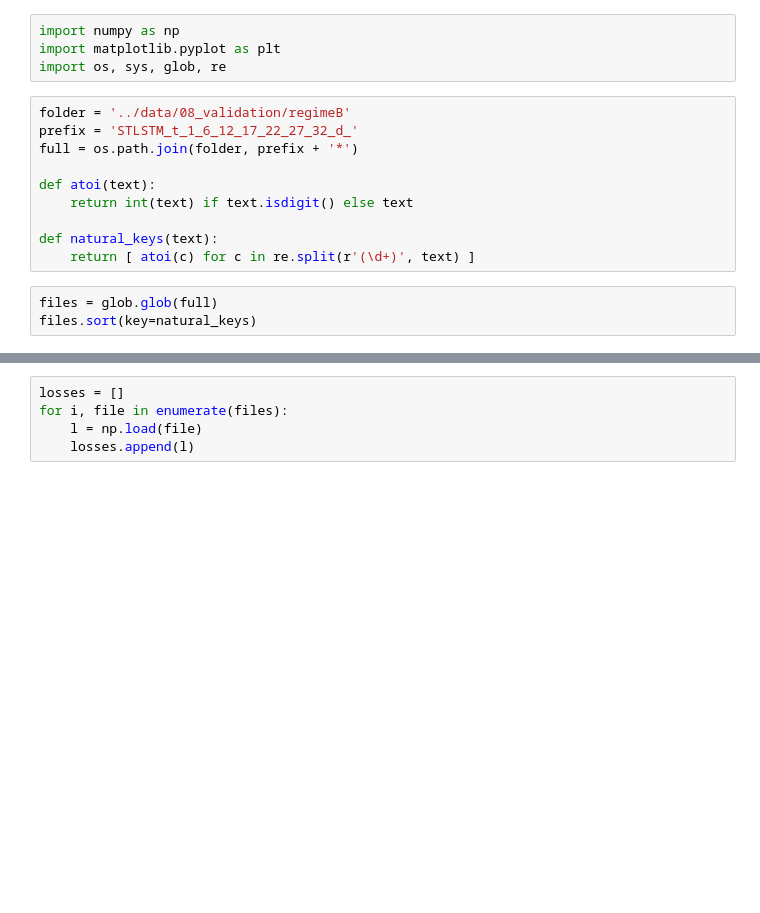
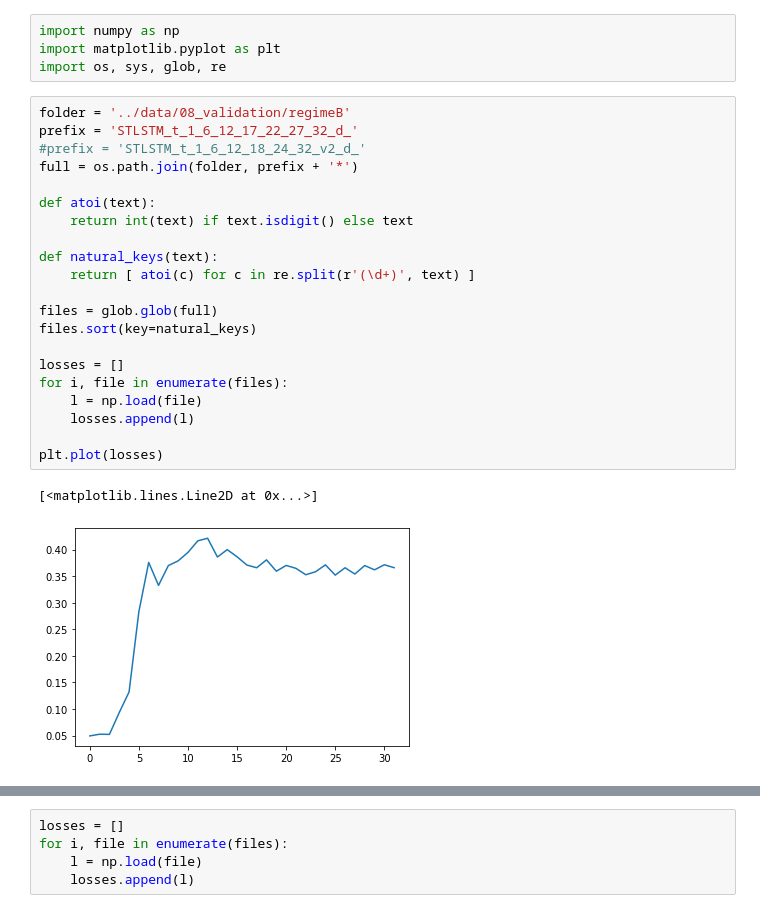
Before and after one commit to RolandGit95/FromSurface2DepthKedro, a Jupyter notebook: notebooks/plot_mae.ipynb, the cells around one changed output, grey strips where cells are left out. Drawn from its saved outputs; the diff is of its cells as text; blank space fills up the shorter version.

```diff
--- a/notebooks/plot_mae.ipynb
+++ b/notebooks/plot_mae.ipynb
@@ -5,13 +5,24 @@ import os, sys, glob, re
 # %%
 folder = '../data/08_validation/regimeB'
 prefix = 'STLSTM_t_1_6_12_17_22_27_32_d_'
+#prefix = 'STLSTM_t_1_6_12_18_24_32_v2_d_'
 full = os.path.join(folder, prefix + '*')
 
 def atoi(text):
     return int(text) if text.isdigit() else text
 
 def natural_keys(text):
     return [ atoi(c) for c in re.split(r'(\d+)', text) ]
+
+files = glob.glob(full)
+files.sort(key=natural_keys)
+
+losses = []
+for i, file in enumerate(files):
+    l = np.load(file)
+    losses.append(l)
+
+plt.plot(losses)
+# %% [output]
+[<matplotlib.lines.Line2D at 0x...>]
+[figure, added]
-# %%
-files = glob.glob(full)
-files.sort(key=natural_keys)
```
Also changed, not shown: parts of 2 cells of this notebook, 22 other files.
